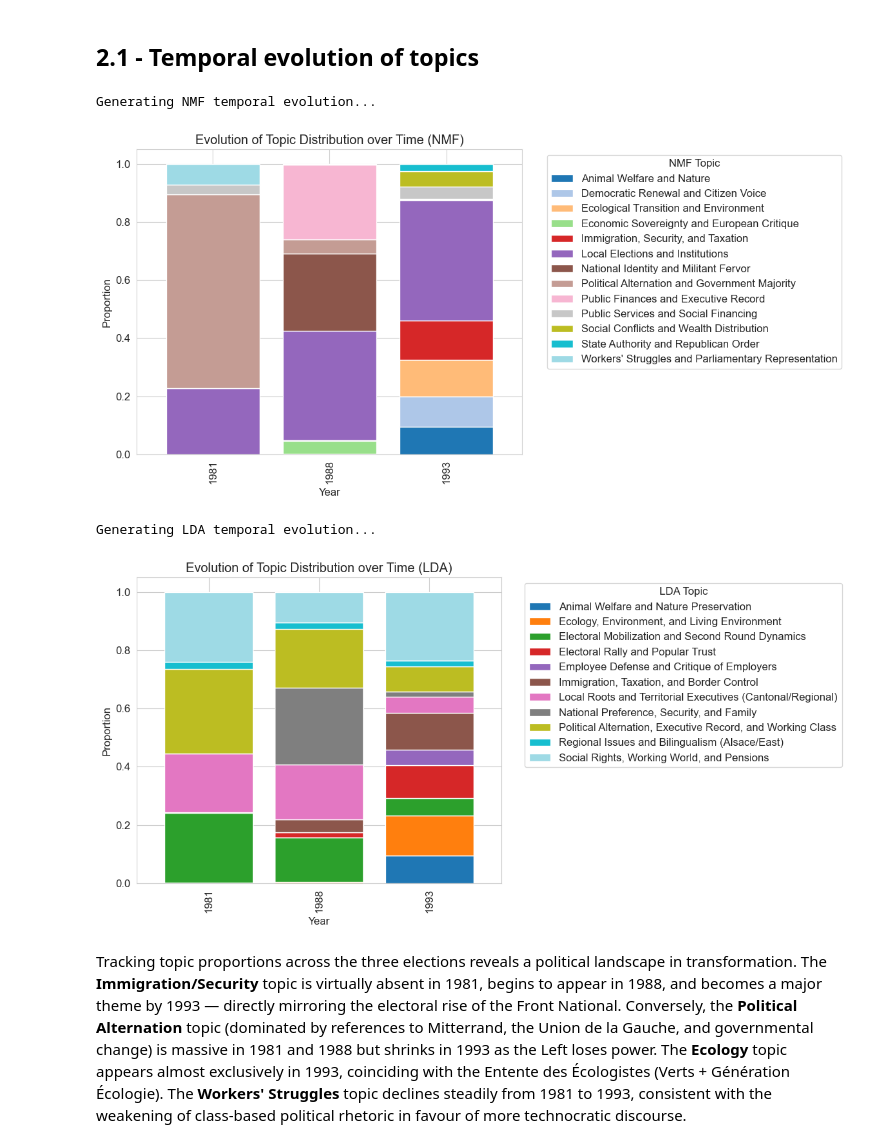
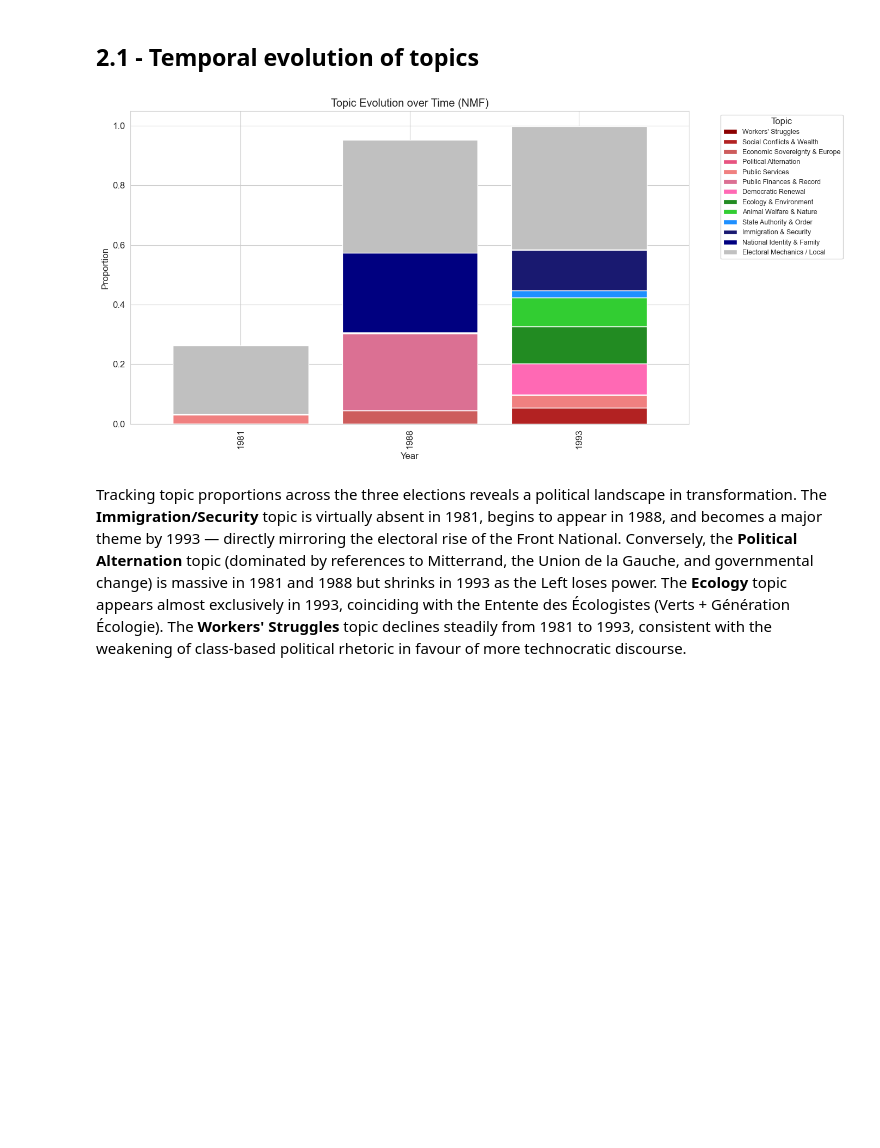
Before and after one commit to AntoineGilsonGH/nlp-archelec, a Jupyter notebook: 02_main.ipynb, the cells around one changed output. Drawn from its saved outputs; the diff is of its cells as text; code cells hidden in the pictures; blank space fills up the shorter version.

```diff
--- a/02_main.ipynb
+++ b/02_main.ipynb
@@ -772,50 +825,25 @@ FAMILY_ORDER = ['Far left', 'Left', 'Greens', 'Right', 'Far right']
 # %% [markdown]
 ## 2.1 - Temporal evolution of topics
 # %%
-# ============================================================
-# Temporal Evolution with unified political colors
-# ============================================================
+fig, ax = plt.subplots(figsize=(14, 7))
 
-# NMF
-print("Generating NMF temporal evolution...")
-ct_time_nmf = pd.crosstab(df['annee'], df['nmf_topic_name'], normalize='index')
-nmf_colors = get_color_map(ct_time_nmf.columns, NMF_THEME_MAP)
+ordered_cols = get_ordered_columns(NMF_THEME_MAP)
+ordered_colors = get_ordered_colors(NMF_THEME_MAP)
 
-fig, ax = plt.subplots(figsize=(12, 6))
-ct_time_nmf.plot(
-    kind='bar', stacked=True, ax=ax, width=0.8,
-    color=[nmf_colors.get(c, '#cccccc') for c in ct_time_nmf.columns]
-)
-ax.set_title('Evolution of Topic Distribution over Time (NMF)')
+ct = pd.crosstab(df['annee'], df['nmf_unified'], normalize='index')
+ct = ct.reindex(columns=ordered_cols, fill_value=0)
+
+ct.plot(kind='bar', stacked=True, ax=ax, width=0.8, color=ordered_colors)
+ax.set_title('Topic Evolution over Time (NMF)')
 ax.set_xlabel('Year')
 ax.set_ylabel('Proportion')
-ax.legend(title='NMF Topic', bbox_to_anchor=(1.05, 1), loc='upper left')
+ax.legend(title='Topic', bbox_to_anchor=(1.05, 1), loc='upper left', fontsize=9)
+
 plt.tight_layout()
 plt.savefig('plots/nmf_temporal_evolution.png', dpi=150, bbox_inches='tight')
 plt.show()
-
-# LDA
-print("Generating LDA temporal evolution...")
-ct_time_lda = pd.crosstab(df['annee'], df['lda_topic_name'], normalize='index')
-lda_colors = get_color_map(ct_time_lda.columns, LDA_THEME_MAP)
-
-fig, ax = plt.subplots(figsize=(12, 6))
-ct_time_lda.plot(
-    kind='bar', stacked=True, ax=ax, width=0.8,
-    color=[lda_colors.get(c, '#cccccc') for c in ct_time_lda.columns]
-)
-ax.set_title('Evolution of Topic Distribution over Time (LDA)')
-ax.set_xlabel('Year')
-ax.set_ylabel('Proportion')
-ax.legend(title='LDA Topic', bbox_to_anchor=(1.05, 1), loc='upper left')
-plt.tight_layout()
-plt.savefig('plots/lda_temporal_evolution.png', dpi=150, bbox_inches='tight')
-plt.show()
 # %% [output]
-Generating NMF temporal evolution...
-[figure, old version]
+[figure, new version]
-Generating LDA temporal evolution...
-[figure, removed]
 # %% [markdown]
 Tracking topic proportions across the three elections reveals a political landscape in transformation. The **Immigration/Security** topic is virtually absent in 1981, begins to appear in 1988, and becomes a major theme by 1993 — directly mirroring the electoral rise of the Front National. Conversely, the **Political Alternation** topic (dominated by references to Mitterrand, the Union de la Gauche, and governmental change) is massive in 1981 and 1988 but shrinks in 1993 as the Left loses power. The **Ecology** topic appears almost exclusively in 1993, coinciding with the Entente des Écologistes (Verts + Génération Écologie). The **Workers' Struggles** topic declines steadily from 1981 to 1993, consistent with the weakening of class-based political rhetoric in favour of more technocratic discourse.
 # %% [markdown]
```
Also changed, not shown: parts of 18 cells of this notebook, 9 other files.
